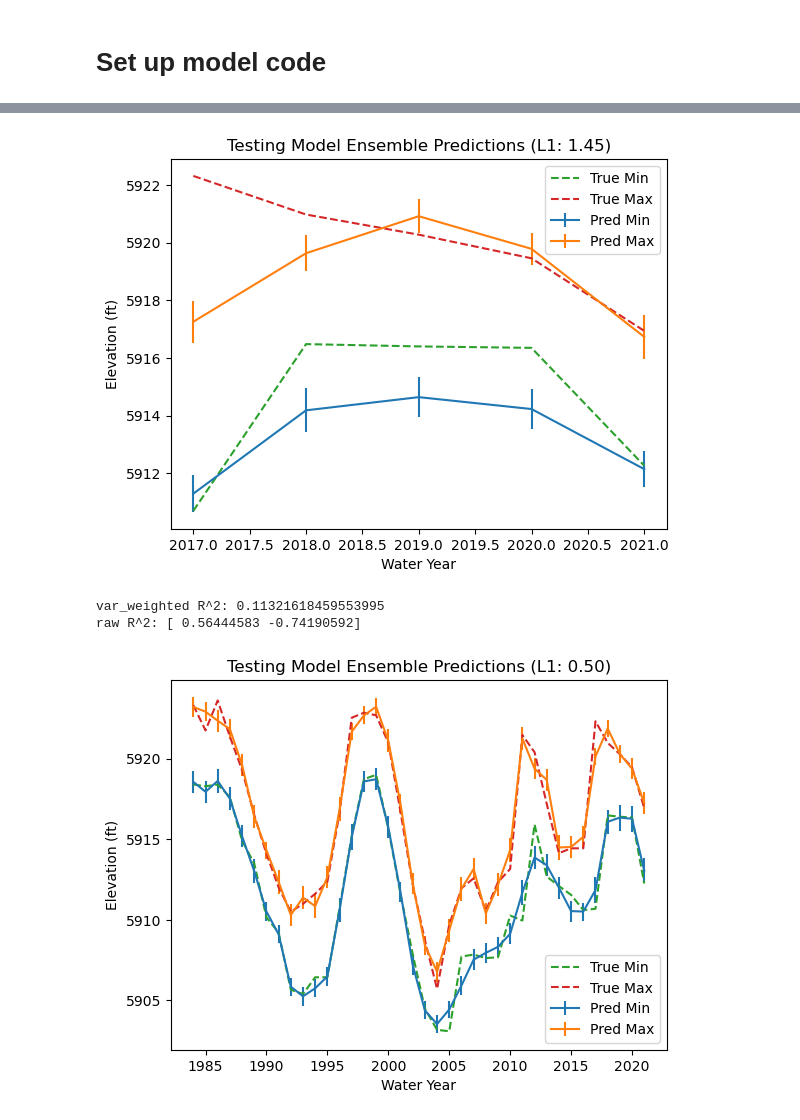
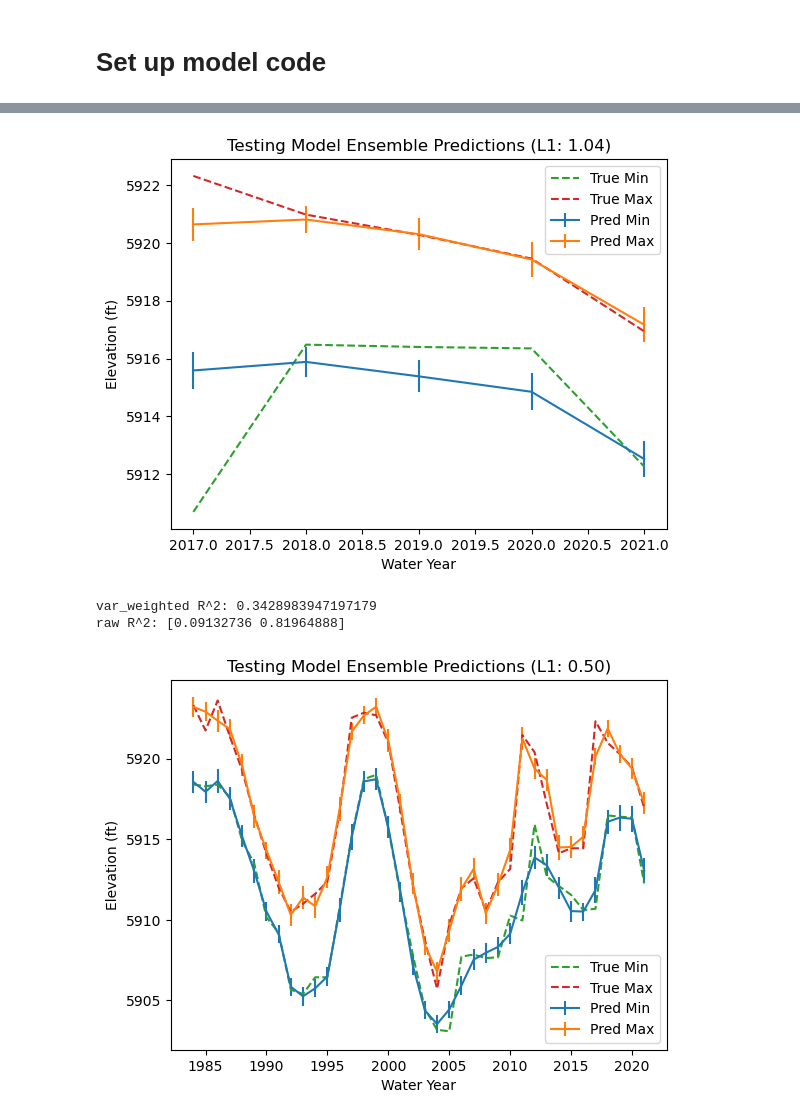
Before and after one commit to scoutiii/BearLakeData, a Jupyter notebook: Model.ipynb, the cells around one changed output, grey strips where cells are left out. Saved outputs shown, nothing was run; the diff lists cells and outputs as text; code cells hidden in the pictures.

```diff
--- a/Model.ipynb
+++ b/Model.ipynb
@@ -252,7 +260,7 @@ class BearLakeWaterYear(Dataset):
 # %%
 # Define the GRU model
 class GRU_MME(nn.Module):
-    def __init__(self, input_size=80, hidden_size=12, output_size=2, num_layers=2, dropout=0.50,
+    def __init__(self, input_size=80, hidden_size=14, output_size=2, num_layers=2, dropout=0.50,
                  scale=20, shift=5914.26, n_en=100, seed=789):
         super(GRU_MME, self).__init__()
         self.scale = scale
@@ -553,7 +555,7 @@ dataset_test = BearLakeWaterYear(daily_test, period, scaler)
 dataloader_test_wy = DataLoader(dataset_test, batch_size=1024, shuffle=False)
 l1 = nn.L1Loss()
 model = GRU_MME()
-model.load_state_dict(torch.load("data/other/testingModels/full/pt2_gru_model_final.pth"))
+model.load_state_dict(torch.load("pt2_gru_model_final.pth"))
 device = 'cuda:3'
 # device = 'cpu'
 model.to(device)
@@ -561,39 +563,36 @@ model.to(device)
 
 
 
 predictions = []
 torch.manual_seed(789)
 model.eval()
 with torch.no_grad():
     for batch_X, batch_Ys in dataloader_test_wy:
         batch_X = batch_X.to(device)
         batch_Ys = batch_Ys.to(device)
         means, stds = model(batch_X)
         loss = l1(means, batch_Ys)
 means = means.detach().cpu().numpy()
 stds = 3*stds.detach().cpu().numpy()
 
 plt.errorbar(x=dataset_test.wyear_elevations.year.dt.year.values, y=means[:, 0], yerr=stds[:, 0], label='Pred Min')
 plt.errorbar(x=dataset_test.wyear_elevations.year.dt.year.values, y=means[:, 1], yerr=stds[:, 1], label='Pred Max')
 plt.plot(dataset_test.wyear_elevations.year.dt.year.values, dataset_test.wyear_elevations.iloc[:, 1:3].values[:, 0], label='True Min', linestyle='--')
 plt.plot(dataset_test.wyear_elevations.year.dt.year.values, dataset_test.wyear_elevations.iloc[:, 1:3].values[:, 1], label='True Max', linestyle='--')
 
 plt.legend()
 plt.title(f"Testing Model Ensemble Predictions (L1: {loss.item():.2f})")
 plt.xlabel("Water Year")
 plt.ylabel("Elevation (ft)")
 plt.show()
 
 
-
-# print(np.mean(np.linalg.norm(dataset_test.wyear_elevations.iloc[:, 1:3].values[:, :] - means[:, :], ord=1, axis=0) / means.shape[0]))
-
 print(f'var_weighted R^2: {r2_score(dataset_test.wyear_elevations.iloc[:, 1:3].values[:, :], means[:, :], multioutput="variance_weighted")}')
 print(f'raw R^2: {r2_score(dataset_test.wyear_elevations.iloc[:, 1:3].values[:, :], means[:, :], multioutput="raw_values")}')
 # %% [output]
-[figure, old version]
+[figure, new version]
-var_weighted R^2: 0.11321618459553995
-raw R^2: [ 0.56444583 -0.74190592]
+var_weighted R^2: 0.3428983947197179
+raw R^2: [0.09132736 0.81964888]
 # %%
 model_dict = {
     'Name': "All Variables RNN",
```
Also changed, not shown: parts of 8 cells of this notebook, 2 other files.
